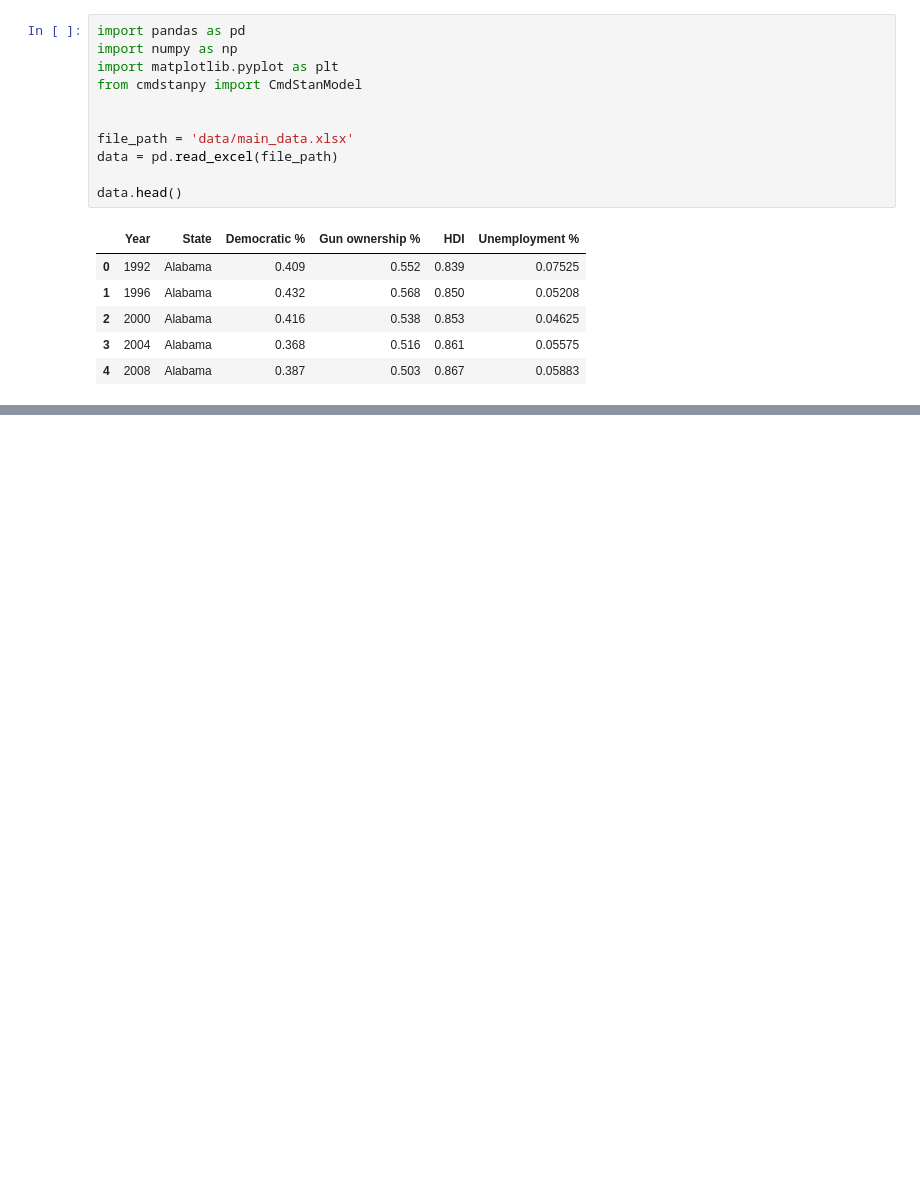
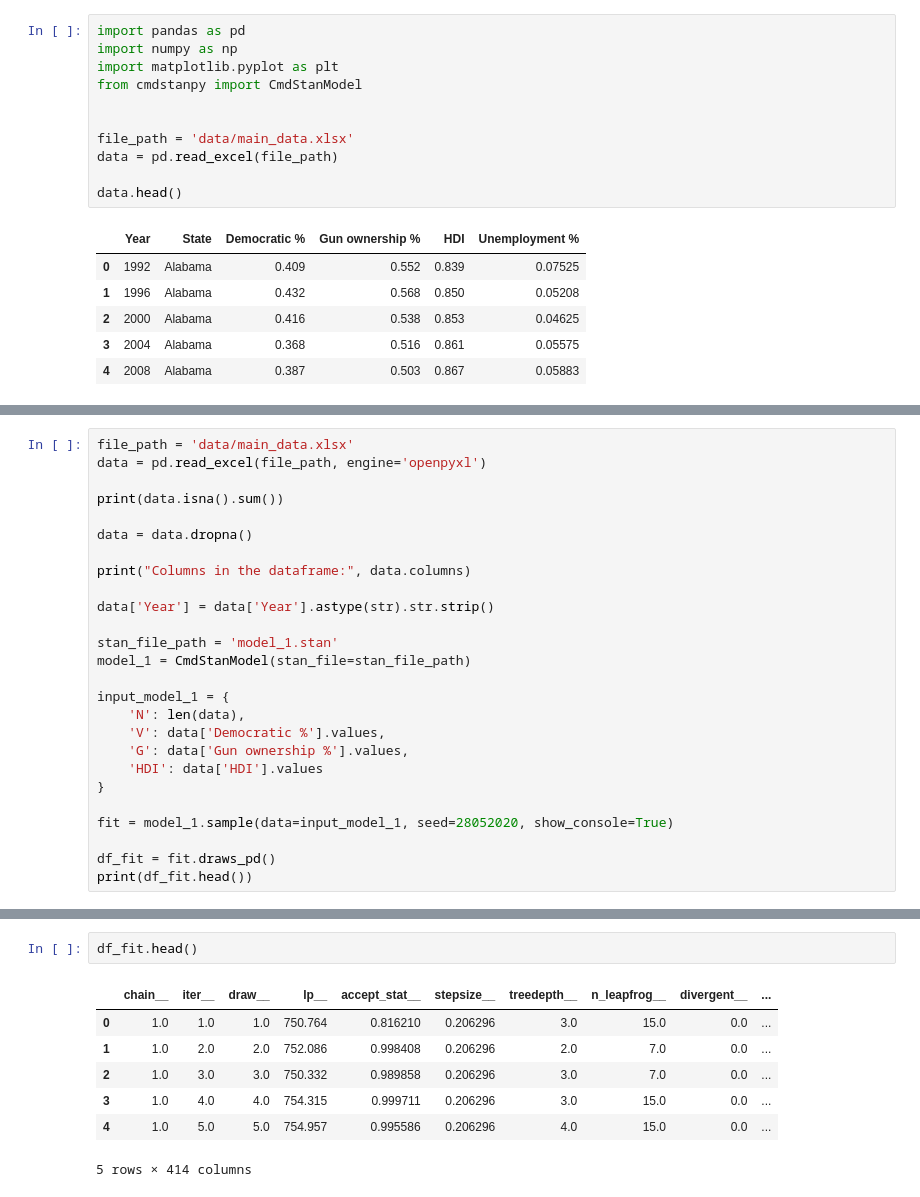
Before and after one commit to SzczypekJ/Predicting-USA-presidential-elections, a Jupyter notebook: first_model.ipynb, the cells around one changed output, grey strips where cells are left out. Drawn from its saved outputs; the diff is of its cells as text; blank space fills up the shorter version.

Commit message:
1st model

```diff
--- a/first_model.ipynb
+++ b/first_model.ipynb
@@ -80,0 +88,26 @@ Exception: normal_lpdf: Location parameter[65] is nan, but must be finite! (in '
+# %%
+file_path = 'data/main_data.xlsx'
+data = pd.read_excel(file_path, engine='openpyxl')
+
+print(data.isna().sum())
+
+data = data.dropna()
+
+print("Columns in the dataframe:", data.columns)
+
+data['Year'] = data['Year'].astype(str).str.strip()
+
+stan_file_path = 'model_1.stan'
+model_1 = CmdStanModel(stan_file=stan_file_path)
+
+input_model_1 = {
+    'N': len(data),
+    'V': data['Democratic %'].values,
+    'G': data['Gun ownership %'].values,
+    'HDI': data['HDI'].values
+}
+
+fit = model_1.sample(data=input_model_1, seed=28052020, show_console=True)
+
+df_fit = fit.draws_pd()
+print(df_fit.head())
@@ -80,0 +211,10 @@ Exception: normal_lpdf: Location parameter[65] is nan, but must be finite! (in '
+# %%
+df_fit.head()
+# %% [output]
+|  | chain__ | iter__ | draw__ | lp__ | accept_stat__ | stepsize__ | treedepth__ | n_leapfrog__ | divergent__ | ... |
+| 0 | 1.0 | 1.0 | 1.0 | 750.764 | 0.816210 | 0.206296 | 3.0 | 15.0 | 0.0 | ... |
+| 1 | 1.0 | 2.0 | 2.0 | 752.086 | 0.998408 | 0.206296 | 2.0 | 7.0 | 0.0 | ... |
+| 2 | 1.0 | 3.0 | 3.0 | 750.332 | 0.989858 | 0.206296 | 3.0 | 7.0 | 0.0 | ... |
+| 3 | 1.0 | 4.0 | 4.0 | 754.315 | 0.999711 | 0.206296 | 3.0 | 15.0 | 0.0 | ... |
+| 4 | 1.0 | 5.0 | 5.0 | 754.957 | 0.995586 | 0.206296 | 4.0 | 15.0 | 0.0 | ... |
+5 rows × 414 columns
```
Also changed, not shown: parts of 4 cells of this notebook, 3 other files.
